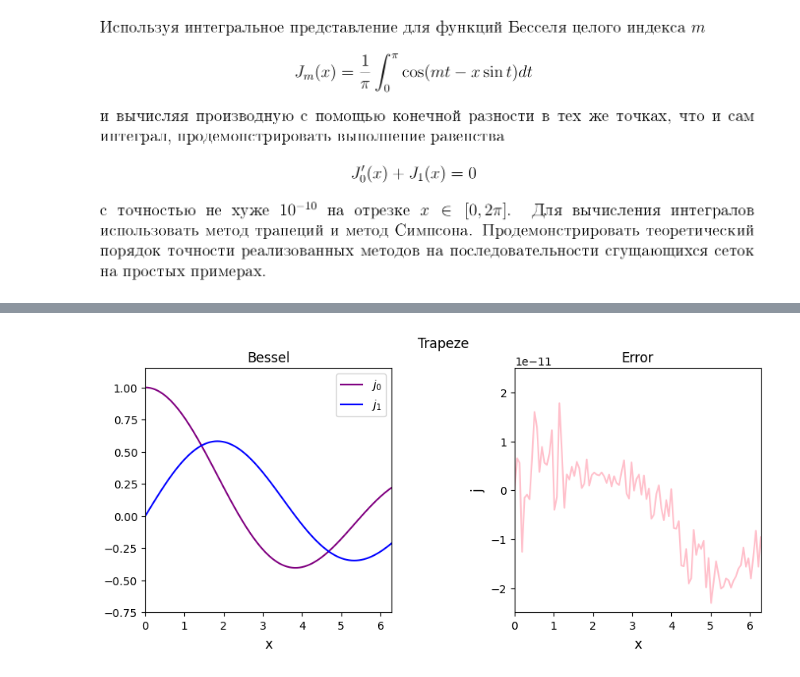
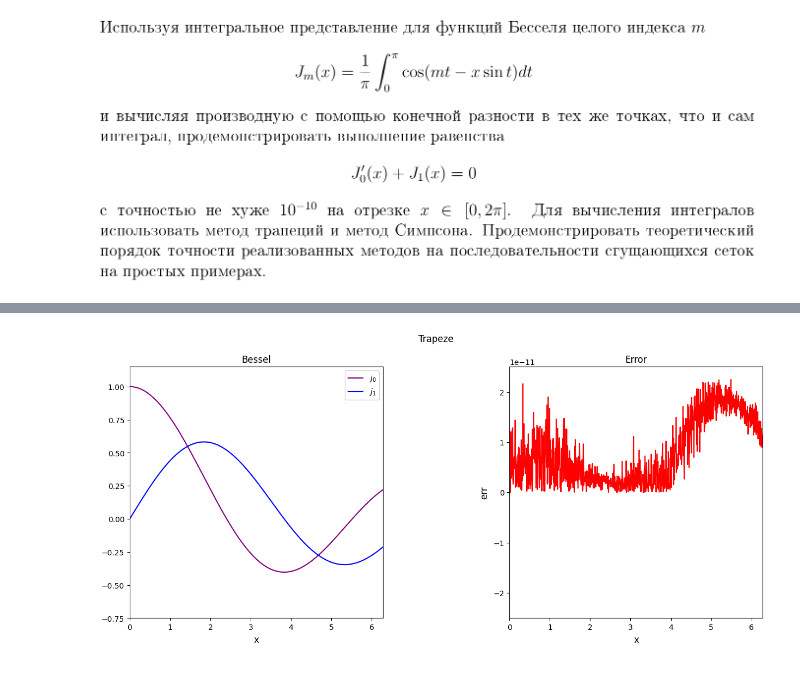
Before and after one commit to CuSynth/computational-physics, a Jupyter notebook: #4 Bessel/solution.ipynb, the cells around one changed output, grey strips where cells are left out. Drawn from its saved outputs; the diff is of its cells as text; code cells hidden in the pictures.

```diff
--- a/#4 Bessel/solution.ipynb
+++ b/#4 Bessel/solution.ipynb
@@ -33,10 +20,8 @@ integration_intervals = 100
 def Simpson(x, m):
     step_size = np.pi/integration_intervals
 
-
     dots = np.linspace(0, np.pi, integration_intervals + 1)
     values = np.vectorize(f)(x, dots, m)
-
     return np.sum(values[::,0:-1:2] + values[::,2::2] + 4 * values[::,1::2], axis=1) * step_size / 3
 
 def Trapeze(x, m):
@@ -44,17 +29,24 @@ def Trapeze(x, m):
 
     dots = np.linspace(0, np.pi, integration_intervals+1)
     values = np.vectorize(f)(x, dots, m)
-
-    return np.sum(values[::,1::] + values[::, :-1:], axis=1) * step_size / 2
+    return np.sum(values[::,::] + values[::, :-1:], axis=1) * step_size / 2
+# %%
+def twoPointDerivative(func, x0, params, delta):
+    return (func(x0+delta, params) - func(x0-delta, params)) / (2*delta)
+
+def fourPointDerivative(func, x0, params, delta):
+    return (func(x0-2*delta, params) - 8*func(x0-delta, params)
+            + 8*func(x0+delta, params) - func(x0+2*delta, params)) / (12*delta)
 # %%
 j0_S = Simpson(X, 0)
 j0_T = Trapeze(X, 0)
 
-# j0_S_shifted = Simpson(X+2*h, 0)
-# j0_T_shifted = Trapeze(X+2*h, 0)
+# dj0_S = (Simpson(X+h, 0) - Simpson(X-h, 0)) / (2*h)
+# dj0_T = (Trapeze(X+h, 0) - Trapeze(X-h, 0)) / (2*h)
 
-dj0_S = (Simpson(X+h, 0) - Simpson(X-h, 0)) / (2*h)
-dj0_T = (Trapeze(X+h, 0) - Trapeze(X-h, 0)) / (2*h)
+dj0_S = twoPointDerivative(Simpson, X, 0, h)
+dj0_T = twoPointDerivative(Trapeze, X, 0, h)
+
 
 j1_S = Simpson(X, 1)
 j1_T = Trapeze(X, 1)
@@ -86,23 +83,23 @@ plt.show()
 # %%
-fig = plt.figure(figsize=(10, 4))
+fig = plt.figure(figsize=(15, 6))
 fig.suptitle("Trapeze")
 
 plt_j = fig.add_subplot(121)
 plt_err = fig.add_subplot(122)
 plt_j.axis([X[0], X[-1], -0.75, 1.15])
 plt_j.plot(X, j0_T, color='purple', label=r'$j_0$')
 plt_j.plot(X, j1_T, color='blue', label=r'$j_1$')
 plt_j.set_xlabel('x', labelpad=5, fontsize=12)
 plt_j.set_title('Bessel')
 plt_j.legend()
 
 plt_err.axis([X[0], X[-1], -2.5e-11, 2.5e-11])
-plt_err.plot(X, err_T, color='pink', label='err')
+plt_err.plot(X, abs(err_T), color='r', label='err')
 plt_err.set_xlabel('x', labelpad=5, fontsize=12)
-plt_err.set_ylabel('j', labelpad=5, fontsize=12)
+plt_err.set_ylabel('err', labelpad=5, fontsize=12)
 plt_err.set_title('Error')
 # plt_err.legend()
 fig.subplots_adjust(hspace=0.5, wspace=0.5)
 plt.show()
 # %% [output]
-[figure, old version]
+[figure, new version]
```
Also changed, not shown: parts of 7 cells of this notebook, 3 other files.
